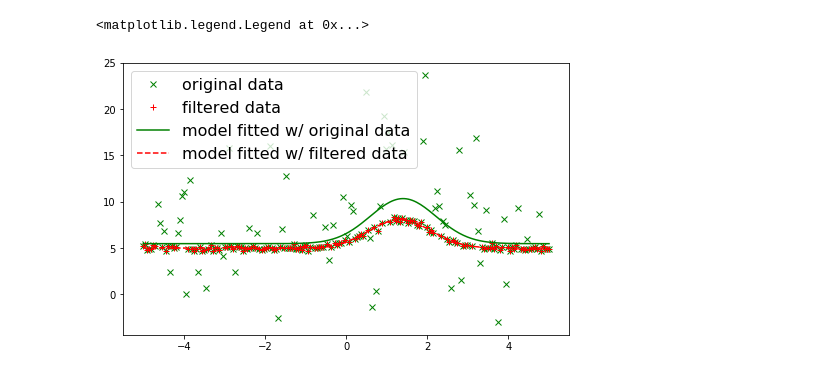
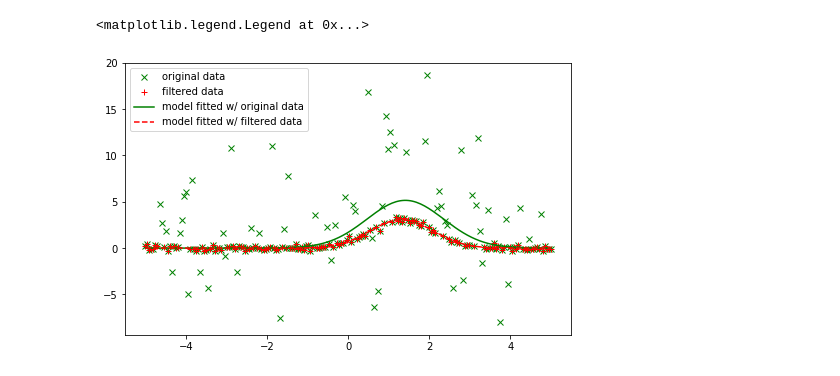
Before and after one commit to exosports/JOSE, a Jupyter notebook: Testing Notebook.ipynb, the cells around one changed output. Cells and saved outputs as stored; diff of their text form; code cells hidden in the pictures.

```diff
--- a/Testing Notebook.ipynb
+++ b/Testing Notebook.ipynb
@@ -5,33 +7,33 @@ from astropy.modeling import models, fitting
 import scipy.stats as stats
 from matplotlib import pyplot as plt
 
 # Generate fake data with outliers
 np.random.seed(0)
 x = np.linspace(-5., 5., 200)
-y = 3 * np.exp(-0.5 * (x - 1.3)**2 / 0.8**2) + 5
+y = 3 * np.exp(-0.5 * (x - 1.3)**2 / 0.8**2)
 c = stats.bernoulli.rvs(0.35, size=x.shape)
 y += (np.random.normal(0., 0.2, x.shape) +
       c*np.random.normal(3.0, 5.0, x.shape))
-g_init = models.Gaussian1D(amplitude=1., mean=0, stddev=1.) + models.Const1D()
+g_init = models.Gaussian1D(amplitude=1., mean=0, stddev=1.)
 
 # initialize fitters
 fit = fitting.LevMarLSQFitter()
 or_fit = fitting.FittingWithOutlierRemoval(fit, sigma_clip,
                                            niter=3, sigma=3.0)
 
 # get fitted model and filtered data
 filtered_data, or_fitted_model = or_fit(g_init, x, y)
 fitted_model = fit(g_init, x, y)
 
 # plot data and fitted models
 plt.figure(figsize=(8,5))
 plt.plot(x, y, 'gx', label="original data")
 plt.plot(x, filtered_data, 'r+', label="filtered data")
 plt.plot(x, fitted_model(x), 'g-',
          label="model fitted w/ original data")
 plt.plot(x, or_fitted_model(x), 'r--',
          label="model fitted w/ filtered data")
 plt.legend(loc=2, numpoints=1)
 # %% [output]
 <matplotlib.legend.Legend at 0x...>
-[figure, old version]
+[figure, new version]
```
Also changed, not shown: parts of 10 cells of this notebook, 3 other files.
